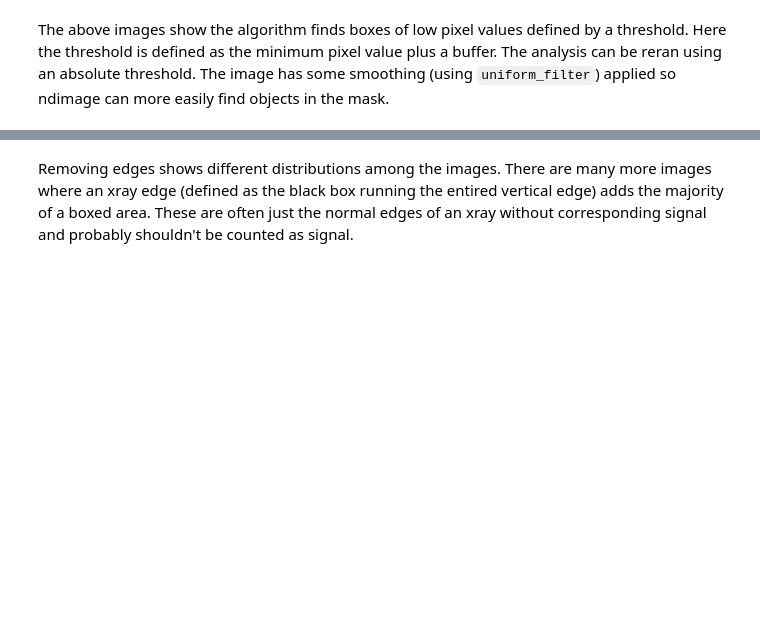
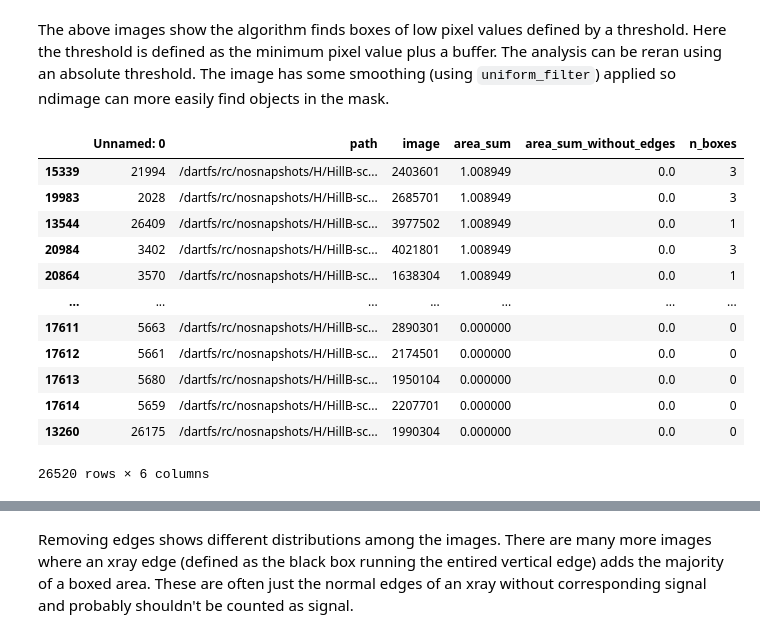
Before and after one commit to cairo-lab/xray_fingerprints, a Jupyter notebook: analysis/pixel_patterns/patterns.ipynb, the cells around one changed output, grey strips where cells are left out. Saved outputs shown, nothing was run; the diff lists cells and outputs as text; code cells hidden in the pictures; blank space fills up the shorter version.

```diff
--- a/analysis/pixel_patterns/patterns.ipynb
+++ b/analysis/pixel_patterns/patterns.ipynb
@@ -290,6 +311,24 @@ df_images.to_csv(os.path.join(REMOTE_WD, "image_box_agg.csv"))
 
 df_boxes = pd.DataFrame(boxes).sort_values("percent_total_area", ascending=False)
 df_boxes.to_csv(os.path.join(REMOTE_WD, "boxes.csv"))
+# %%
+df_images = pd.read_csv(os.path.join(REMOTE_WD, "image_box_agg.csv"))
+
+df_images.sort_values("area_sum", ascending=False)
+# %% [output]
+|  | Unnamed: 0 | path | image | area_sum | area_sum_without_edges | n_boxes |
+| 15339 | 21994 | /dartfs/rc/nosnapshots/H/HillB-sc... | 2403601 | 1.008949 | 0.0 | 3 |
+| 19983 | 2028 | /dartfs/rc/nosnapshots/H/HillB-sc... | 2685701 | 1.008949 | 0.0 | 3 |
+| 13544 | 26409 | /dartfs/rc/nosnapshots/H/HillB-sc... | 3977502 | 1.008949 | 0.0 | 1 |
+| 20984 | 3402 | /dartfs/rc/nosnapshots/H/HillB-sc... | 4021801 | 1.008949 | 0.0 | 3 |
+| 20864 | 3570 | /dartfs/rc/nosnapshots/H/HillB-sc... | 1638304 | 1.008949 | 0.0 | 1 |
+| ... | ... | ... | ... | ... | ... | ... |
+| 17611 | 5663 | /dartfs/rc/nosnapshots/H/HillB-sc... | 2890301 | 0.000000 | 0.0 | 0 |
+| 17612 | 5661 | /dartfs/rc/nosnapshots/H/HillB-sc... | 2174501 | 0.000000 | 0.0 | 0 |
+| 17613 | 5680 | /dartfs/rc/nosnapshots/H/HillB-sc... | 1950104 | 0.000000 | 0.0 | 0 |
+| 17614 | 5659 | /dartfs/rc/nosnapshots/H/HillB-sc... | 2207701 | 0.000000 | 0.0 | 0 |
+| 13260 | 26175 | /dartfs/rc/nosnapshots/H/HillB-sc... | 1990304 | 0.000000 | 0.0 | 0 |
+26520 rows × 6 columns
 # %%
 df_images.describe()
 # %% [output]
```
Also changed, not shown: parts of 8 cells of this notebook.
